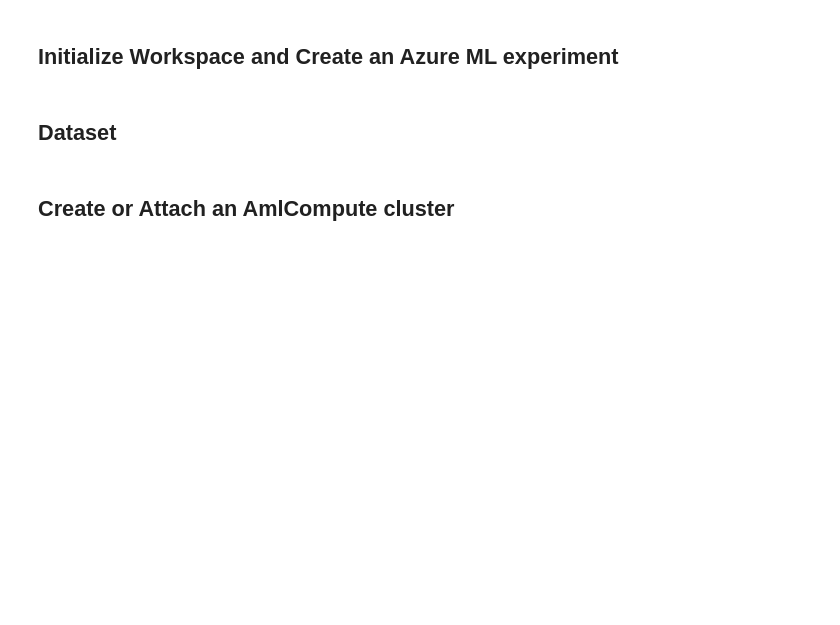
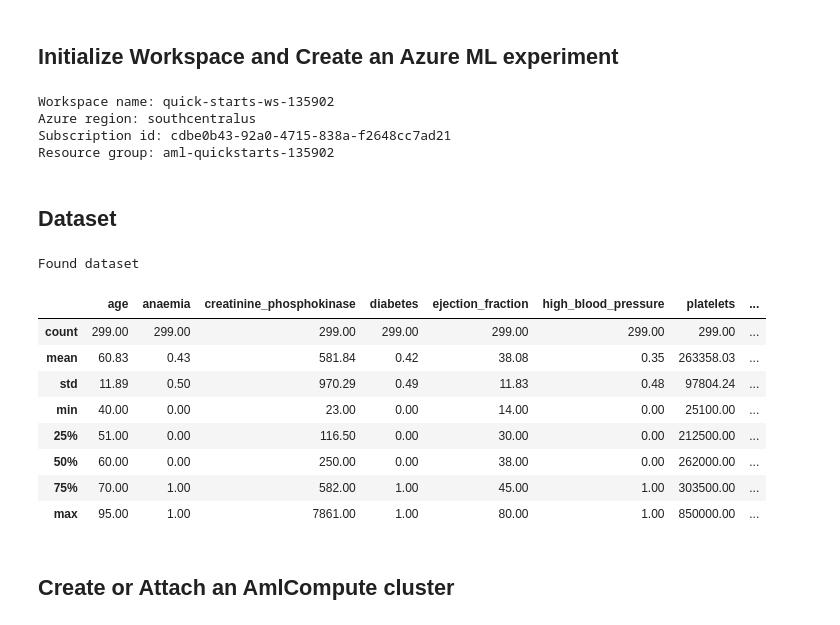
Before and after one commit to thepembeweb/heart_failure_prediction_with_azure_ml, a Jupyter notebook: hyperparameter_tuning.ipynb, the cells around one changed output. Saved outputs shown, nothing was run; the diff lists cells and outputs as text; code cells hidden in the pictures; blank space fills up the shorter version.

```diff
--- a/hyperparameter_tuning.ipynb
+++ b/hyperparameter_tuning.ipynb
@@ -30,29 +53,45 @@ print('Workspace name: ' + ws.name,
       'Subscription id: ' + ws.subscription_id,
       'Resource group: ' + ws.resource_group, sep = '\n')
 
-run = exp.start_logging()
+run = experiment.start_logging()
+# %% [output]
+Workspace name: quick-starts-ws-135902
+Azure region: southcentralus
+Subscription id: cdbe0b43-92a0-4715-838a-f2648cc7ad21
+Resource group: aml-quickstarts-135902
 # %% [markdown]
 ## Dataset
 # %%
 # Try to load the dataset from the Workspace. Otherwise, create it from the file
 dataset_key = "Heart-Failure-Prediction-Dataset"
 description_text = "Heart Failure Prediction Dataset"
 
 if dataset_key in ws.datasets.keys():
-    found = True
     dataset = ws.datasets[dataset_key]
+    print("Found dataset")
 else:
     # Create AML Dataset and register it into Workspace
     dataset_url = 'https://archive.ics.uci.edu/ml/machine-learning-databases/00519/heart_failure_clinical_records_dataset.csv'
     dataset = Dataset.Tabular.from_delimited_files(dataset_url)
     #Register Dataset in Workspace
     dataset = dataset.register(workspace=ws,
-                                name=key,
+                                name=dataset_key,
                                 description=description_text)
 
 
 df = dataset.to_pandas_dataframe()
 df.describe()
+# %% [output]
+Found dataset
+|  | age | anaemia | creatinine_phosphokinase | diabetes | ejection_fraction | high_blood_pressure | platelets | ... |
+| count | 299.00 | 299.00 | 299.00 | 299.00 | 299.00 | 299.00 | 299.00 | ... |
+| mean | 60.83 | 0.43 | 581.84 | 0.42 | 38.08 | 0.35 | 263358.03 | ... |
+| std | 11.89 | 0.50 | 970.29 | 0.49 | 11.83 | 0.48 | 97804.24 | ... |
+| min | 40.00 | 0.00 | 23.00 | 0.00 | 14.00 | 0.00 | 25100.00 | ... |
+| 25% | 51.00 | 0.00 | 116.50 | 0.00 | 30.00 | 0.00 | 212500.00 | ... |
+| 50% | 60.00 | 0.00 | 250.00 | 0.00 | 38.00 | 0.00 | 262000.00 | ... |
+| 75% | 70.00 | 1.00 | 582.00 | 1.00 | 45.00 | 1.00 | 303500.00 | ... |
+| max | 95.00 | 1.00 | 7861.00 | 1.00 | 80.00 | 1.00 | 850000.00 | ... |
 # %% [markdown]
 ## Create or Attach an AmlCompute cluster
 # %%
```
Also changed, not shown: parts of 10 cells of this notebook, 1 other file.
